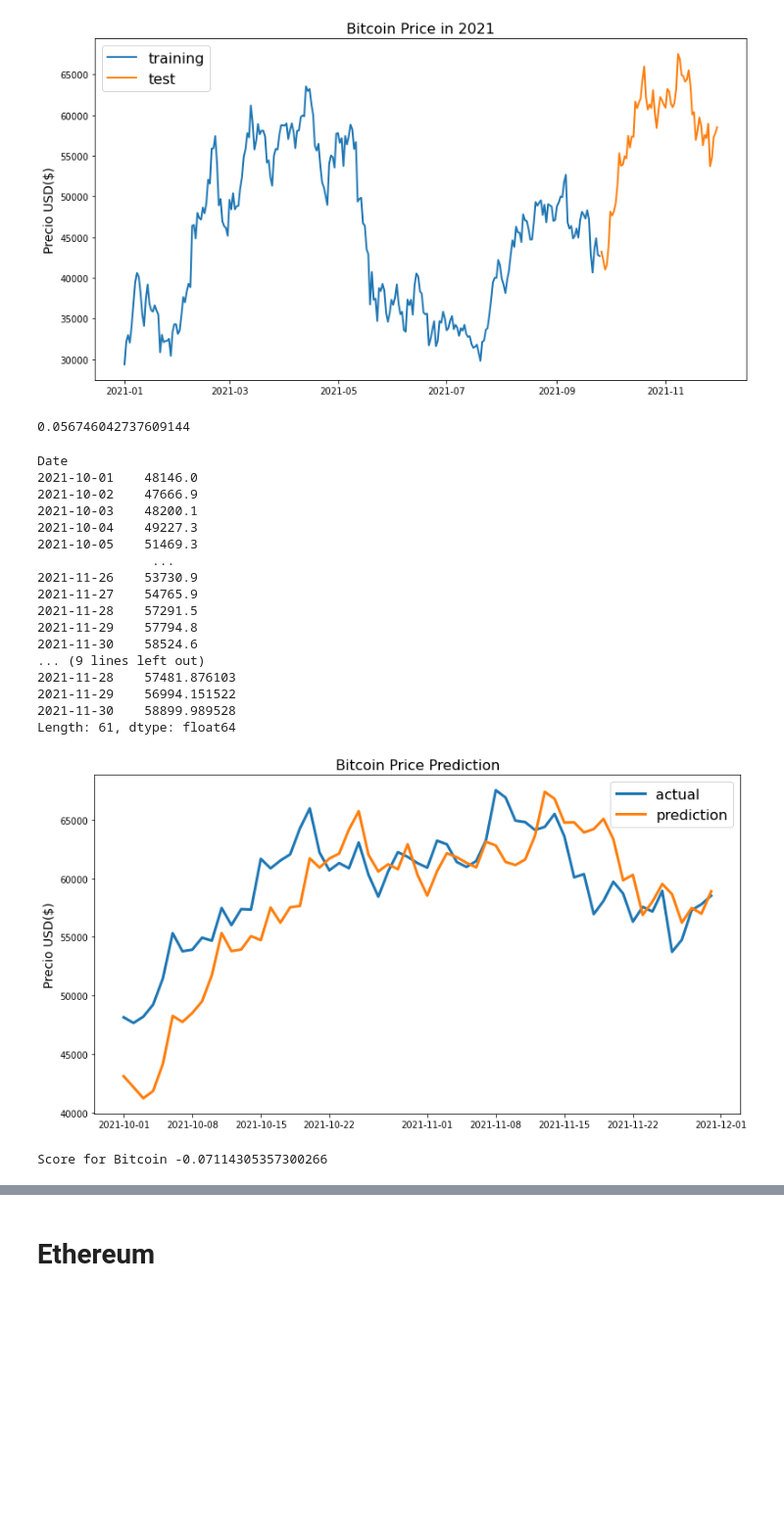
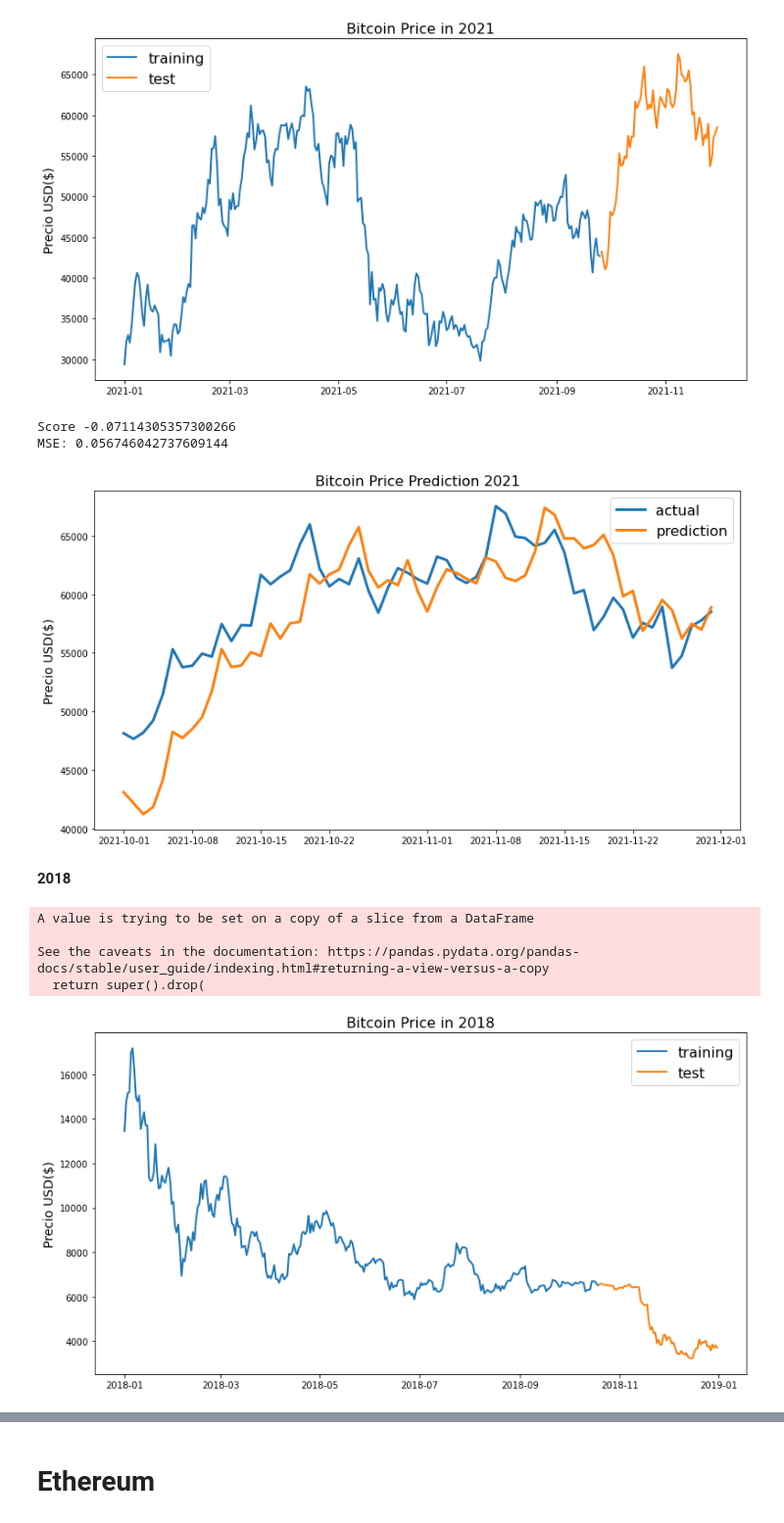
Before and after one commit to cato20/cryptocurrencies-ds, a Jupyter notebook: notebooks/Model_Price_Prediction.ipynb, the cells around one changed output, grey strips where cells are left out. Shown at 98% size. Saved outputs shown, nothing was run; the diff lists cells and outputs as text; code cells hidden in the pictures; blank space fills up the shorter version.

```diff
--- a/notebooks/Model_Price_Prediction.ipynb
+++ b/notebooks/Model_Price_Prediction.ipynb
@@ -180,45 +185,46 @@ def reshape_dataset(train_dataset):
 X_train_2D = reshape_dataset(X_train)
 X_test_2D = reshape_dataset(X_test)
 # %%
-from sklearn import svm
-from sklearn.metrics import mean_absolute_error
+def SVR_Model(X_train_2D,y_train, X_test_2D, y_test):
+    clf = svm.SVR()
+    clf.fit(X_train_2D, y_train)
+    clf_preds = clf.predict(X_test_2D).squeeze()
+    mean_err = mean_absolute_error(clf_preds, y_test)
+    score = clf.score(X_test_2D, y_test)
+    print("Score",score)
+    print("MSE: "+ str(mean_err))
+    return clf_preds
 
-
-clf = svm.SVR()
-clf.fit(X_train_2D, y_train)
-clf_preds = clf.predict(X_test_2D).squeeze()
-mean_absolute_error(clf_preds, y_test)
+clf_preds = SVR_Model(X_train_2D,y_train, X_test_2D, y_test)
 # %% [output]
-0.056746042737609144
+Score -0.07114305357300266
+MSE: 0.056746042737609144
 # %%
-targets = test['Close'][5:]
-clf_preds = test['Close'].values[:-5] * (clf_preds + 1)
-clf_preds = pd.Series(index=targets.index, data=clf_preds)
-print(targets,clf_preds)
+def getactualNpredictions(test,clf_preds):
+    targets = test['Close'][5:]
+    clf_preds = test['Close'].values[:-5] * (clf_preds + 1)
+    clf_preds = pd.Series(index=targets.index, data=clf_preds)
+    return targets, clf_preds
+
+targets, clf_preds = getactualNpredictions(test, clf_preds)
-# %% [output]
-Date
-2021-10-01    48146.0
-2021-10-02    47666.9
-2021-10-03    48200.1
-2021-10-04    49227.3
-2021-10-05    51469.3
-               ...
-2021-11-26    53730.9
-2021-11-27    54765.9
-2021-11-28    57291.5
-2021-11-29    57794.8
-2021-11-30    58524.6
-... (9 lines left out)
-2021-11-28    57481.876103
-2021-11-29    56994.151522
-2021-11-30    58899.989528
-Length: 61, dtype: float64
 # %%
-line_plot(targets, clf_preds, 'actual', 'prediction', lw=3,title='Bitcoin Price Prediction')
+line_plot(targets, clf_preds, 'actual', 'prediction', lw=3,title='Bitcoin Price Prediction 2021')
 # %% [output]
-[figure, old version]
+[figure, new version]
-# %%
-score =clf.score(X_test_2D, y_test)
-print("Score for Bitcoin",score)
-# %% [output]
-Score for Bitcoin -0.07114305357300266
+# %% [markdown]
+**2018**
+# %%
+top_10_2018 = filter_bydate(top10_coins, 2018)
+top_10_2018 = structure_data_for_model(top_10_2018)
+bitcoin_2018 = top_10_2018[0]
+# %% [output]
+A value is trying to be set on a copy of a slice from a DataFrame
+
+See the caveats in the documentation: https://pandas.pydata.org/pandas-docs/stable/user_guide/indexing.html#returning-a-view-versus-a-copy
+  return super().drop(
+# %%
+train_bitcoin_2018, test_bitcoin_2018 = train_test_split(bitcoin_2018, test_size=0.2)
+# %%
+line_plot(train_bitcoin_2018['Close'], test_bitcoin_2018['Close'], 'training', 'test', title='Bitcoin Price in 2018')
+# %% [output]
+[figure, added]
```
Also changed, not shown: parts of 36 cells of this notebook.
